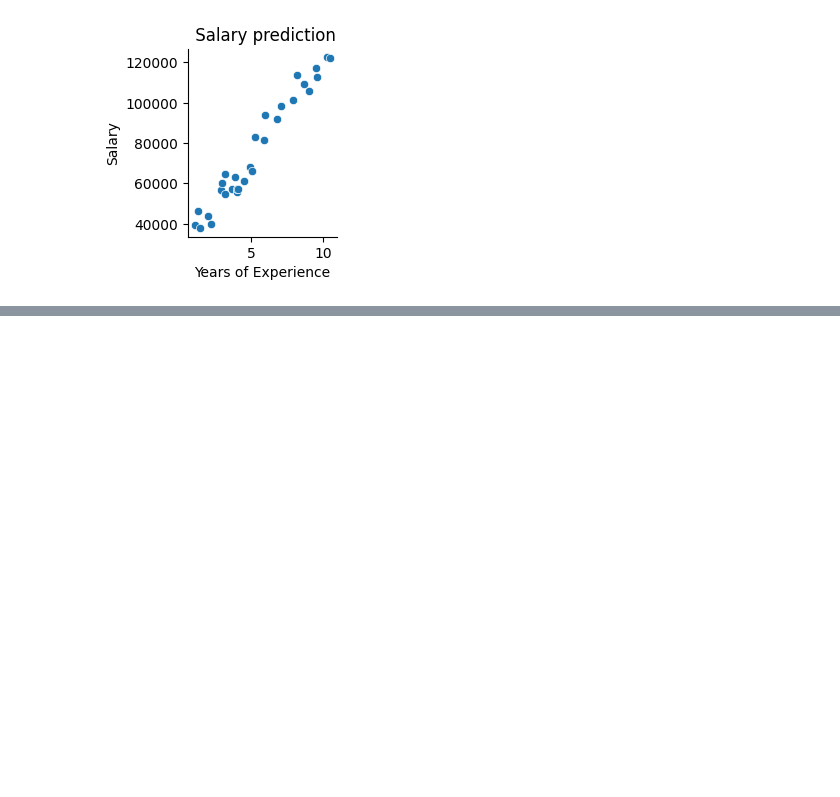
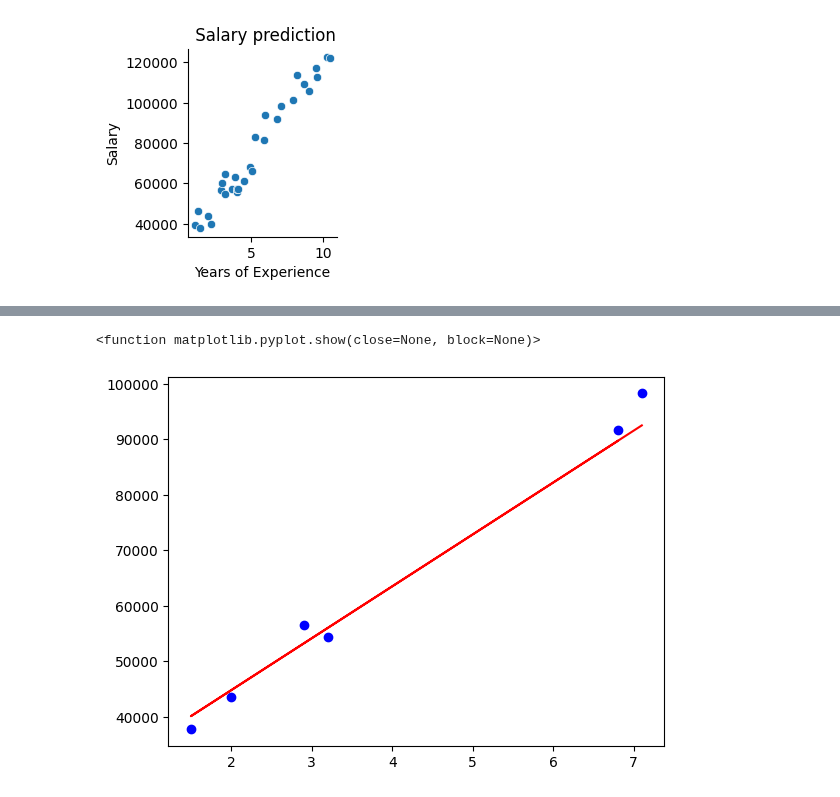
Before and after one commit to MohamedGamal-Ahmed/Ai_Amit_Diploma, a Jupyter notebook: Learning_Amit/lr_v1.ipynb, the cells around one changed output, grey strips where cells are left out. Drawn from its saved outputs; the diff is of its cells as text; code cells hidden in the pictures; blank space fills up the shorter version.

```diff
--- a/Learning_Amit/lr_v1.ipynb
+++ b/Learning_Amit/lr_v1.ipynb
@@ -38,0 +66,10 @@ x_train, x_test, y_train, y_test = train_test_split(X, Y, train_size=0.8, random
+# %%
+y_pred = my_model.predict(x_test)
+# %%
+plt.scatter(x_test,y_test  , color='blue')
+plt.plot(x_test, y_pred, color='red')
+
+plt.show
+# %% [output]
+<function matplotlib.pyplot.show(close=None, block=None)>
+[figure, added]
```
Also changed, not shown: parts of 16 cells of this notebook.
